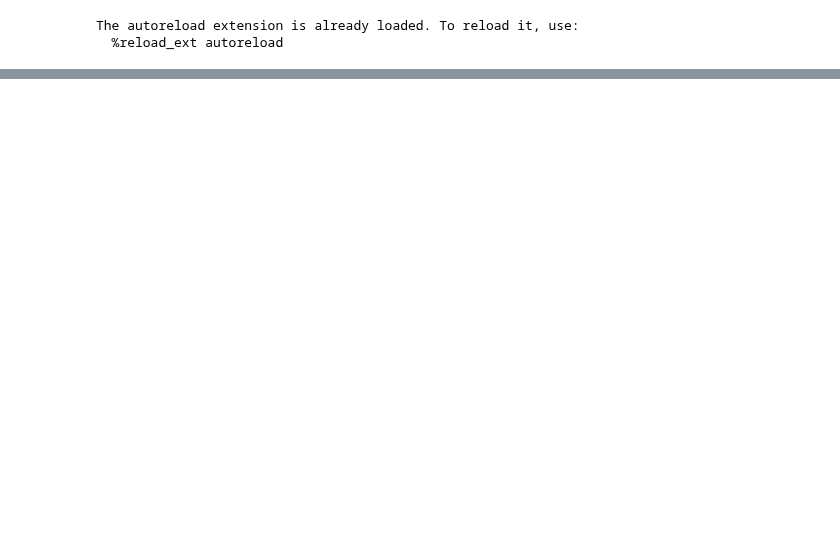
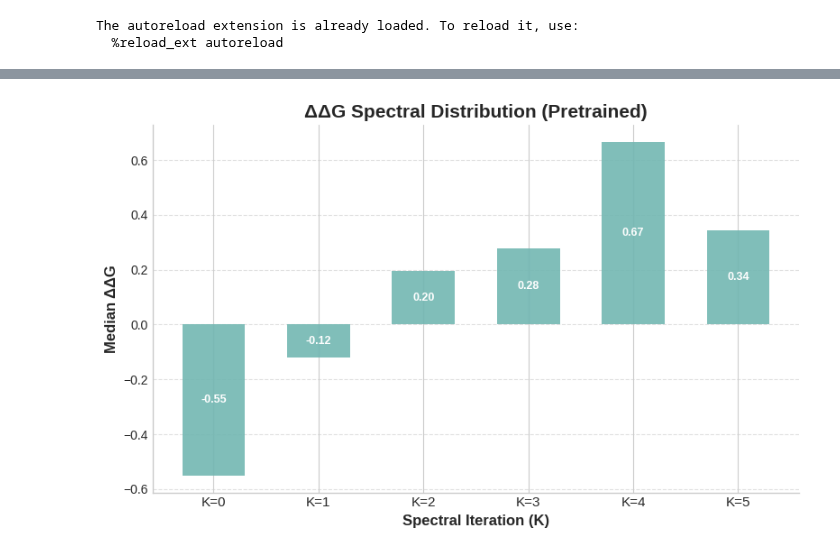
Before and after one commit to shainotshy1/BLISS_Experiments, a Jupyter notebook: DRAKES/analyze_distribution.ipynb, the cells around one changed output, grey strips where cells are left out. Cells and saved outputs as stored; diff of their text form; code cells hidden in the pictures; blank space fills up the shorter version.

```diff
--- a/DRAKES/analyze_distribution.ipynb
+++ b/DRAKES/analyze_distribution.ipynb
@@ -122,10 +318,3 @@ def display_full_comparison(align_param, N, target_protein, summary_func, save_f
     analyze_protein_gen_helper_violin(target_protein, data, labels, colors, 'ddg_eval', y_label='Predicted ΔΔG', legend_pos='right', title=f'Sampling vs DRAKES Alignment {protein_output}ΔΔG Evaluation (N={N}, K=5)', out_path=ddg_outpath)
     analyze_protein_gen_helper_violin(target_protein, data, labels, colors, 'loglikelihood', y_label='Log Likelihood', legend_pos='right', title=f'Sampling vs DRAKES Alignment {protein_output}Log Likelihood Evaluation (N={N}, K=5)', out_path=ll_outpath)
     analyze_protein_gen_helper_violin(target_protein, data, labels, colors, 'scrmsd', y_label='scRMSD', legend_pos='right', title=f'Sampling vs DRAKES Alignment {protein_output}scRMSD Evaluation (N={N}, K=5)', out_path=scrmsd_outpath)
-# %%
-align_param = 'ddg'
-N=10
-target_protein = '7JJK'
-summary_func = np.median
-
-display_full_comparison(align_param, N, target_protein, summary_func, save_figs=False)
@@ -204,0 +321,73 @@ evaluate_ddg_ll_corr_mult(dfs, labels, '7JJK', selected_samples=None, title='2MA
+# %%
+import matplotlib.pyplot as plt
+import numpy as np
+import pandas as pd
+
+def plot_ddg_spectral_iterations(target_protein=None, save_figs=False):
+    """
+    Plot ΔΔG values across spectral iterations (0 to 5)
+    for pretrained-BoN with N=1.
+    """
+    base_dir = "/home/shai/BLISS_Experiments/DRAKES/DRAKES/drakes_protein/fmif/eval_results/test/"
+
+    summary_func = np.median
+    param_descr = {'ddg': 'ΔΔG'}
+    summary_func_descr = {np.median: 'Median', np.mean: 'Average'}
+
+    # Build paths for spectral iterations
+    paths = {
+        k: base_dir + f"pretrained_test_ddg_bon_N=1_specfeedback={k}.csv"
+        for k in range(6)
+    }
+
+    stats = []
+    for k, path in paths.items():
+        df = pd.read_csv(path)
+        val = get_eval_stats(df, target_protein=target_protein, summary_func=summary_func)["ddg"]
+        stats.append(val)
+
+    # Plot
+    plt.style.use("seaborn-v0_8-whitegrid")
+    fig, ax = plt.subplots(figsize=(8, 5))
+
+    x = np.arange(len(stats))
+    bars = ax.bar(x, stats, color="#72B7B2", alpha=0.9, width=0.6)
+
+    # Values inside bars
+    for bar in bars:
+        h = bar.get_height()
+        ax.text(bar.get_x() + bar.get_width()/2, h/2,
+                f"{h:.2f}", ha="center", va="center",
+                fontsize=9, color="white", weight="bold")
+
+    # Labels
+    if target_protein is not None:
+        protein_descr = target_protein + " "
+    else:
+        protein_descr = ""
+
+    func_txt = f'{summary_func_descr[summary_func]} '
+
+    ax.set_ylabel(f"{func_txt}{param_descr['ddg']}", fontsize=12, weight="bold")
+    ax.set_xlabel("Spectral Iteration (K)", fontsize=12, weight="bold")
+    ax.set_title(f"{protein_descr}ΔΔG Spectral Distribution (Pretrained)",
+                 fontsize=15, weight="bold")
+    ax.set_xticks(x)
+    ax.set_xticklabels([f"K={k}" for k in range(6)], fontsize=11)
+
+    ax.spines["top"].set_visible(False)
+    ax.spines["right"].set_visible(False)
+    ax.grid(axis="y", linestyle="--", alpha=0.6)
+
+    plt.tight_layout()
+
+    if save_figs:
+        dataset_descr = 'test' if target_protein is None else target_protein.lower()
+        out_path = f"{base_dir}/../figures/N1/{dataset_descr}_pretrain_bon_ddg_spectral_iters.png"
+        plt.savefig(out_path)
+
+    plt.show()
+
+plot_ddg_spectral_iterations(target_protein=None)
+# %% [output]
+[figure, added]
```
Also changed, not shown: parts of 9 cells of this notebook, 46 other files.
